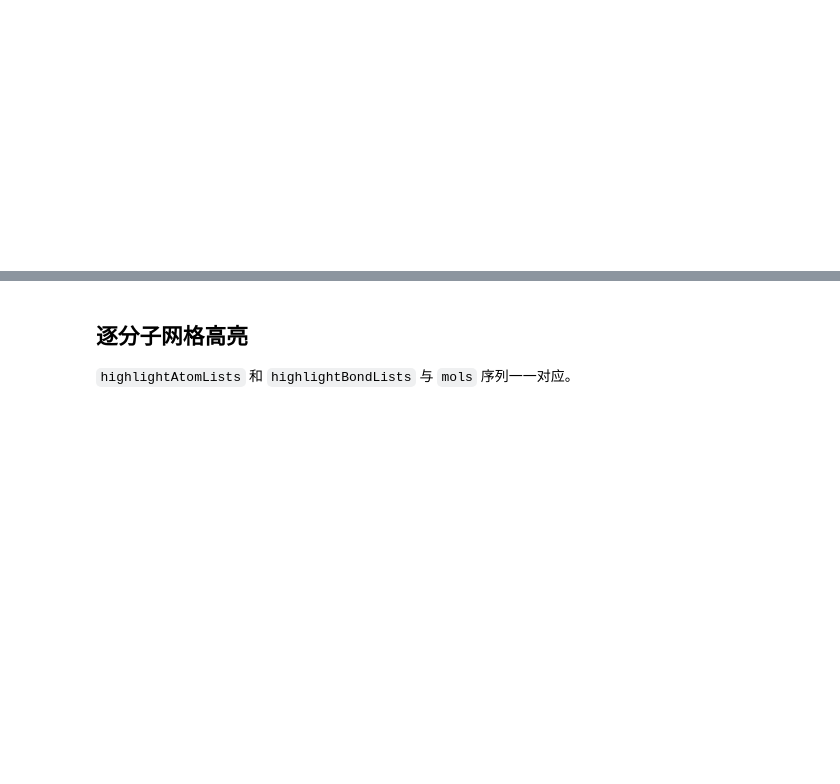
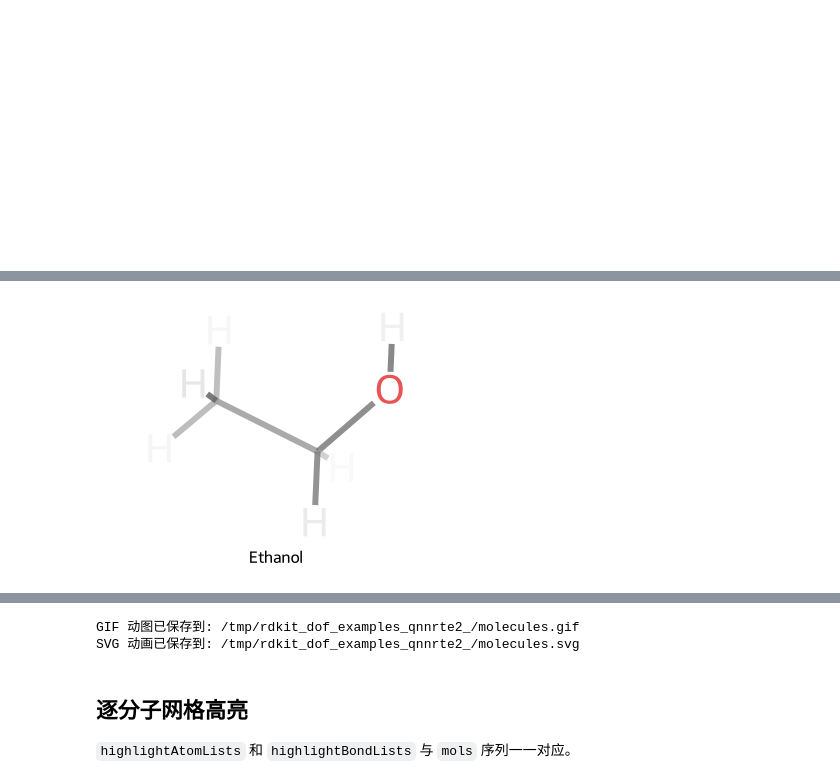
Before and after one commit to gentle1999/rdkit-dof, a Jupyter notebook: examples/rdkit_dof_quickstart.zh.ipynb, the cells around one changed output, grey strips where cells are left out. Drawn from its saved outputs; the diff is of its cells as text; code cells hidden in the pictures; blank space fills up the shorter version.

```diff
--- a/examples/rdkit_dof_quickstart.zh.ipynb
+++ b/examples/rdkit_dof_quickstart.zh.ipynb
@@ -155,0 +182,31 @@ display(MolsToGridDofImage([], use_svg=False, return_image=True))
+# %%
+animation_legends = ["Ethanol", "Aspirin", "Caffeine"]
+gif_file = work_dir / "molecules.gif"
+svg_file = work_dir / "molecules.svg"
+
+# GIF 动图：先保存文件，再用 IPythonImage 显示，让 notebook 嵌入 image/gif，
+# 避免把动画 PIL 对象当成静态 PNG 处理。
+MolsToDofGif(
+    mols,
+    size=(360, 280),
+    legends=animation_legends,
+    duration=[600, 700, 800],
+    return_image=False,
+    filename=str(gif_file),
+)
+display(IPythonImage(filename=str(gif_file)))
+
+# SVG 动画：保留矢量绘图效果；当前端/浏览器支持 SVG SMIL 动画时可内联播放。
+svg_animation = MolsToDofSvgAnimation(
+    mols,
+    size=(360, 280),
+    legends=animation_legends,
+    duration=[600, 700, 800],
+    filename=str(svg_file),
+)
+display(svg_animation)
+
+print(f"GIF 动图已保存到: {gif_file}")
+print(f"SVG 动画已保存到: {svg_file}")
+# %% [output]
+[figure, added]
@@ -156,3 +214,5 @@ display(MolsToGridDofImage([], use_svg=False, return_image=True))
+GIF 动图已保存到: /tmp/rdkit_dof_examples_qnnrte2_/molecules.gif
+SVG 动画已保存到: /tmp/rdkit_dof_examples_qnnrte2_/molecules.svg
 # %% [markdown]
 ## 逐分子网格高亮
 
```
Also changed, not shown: parts of 16 cells of this notebook, 19 other files.
